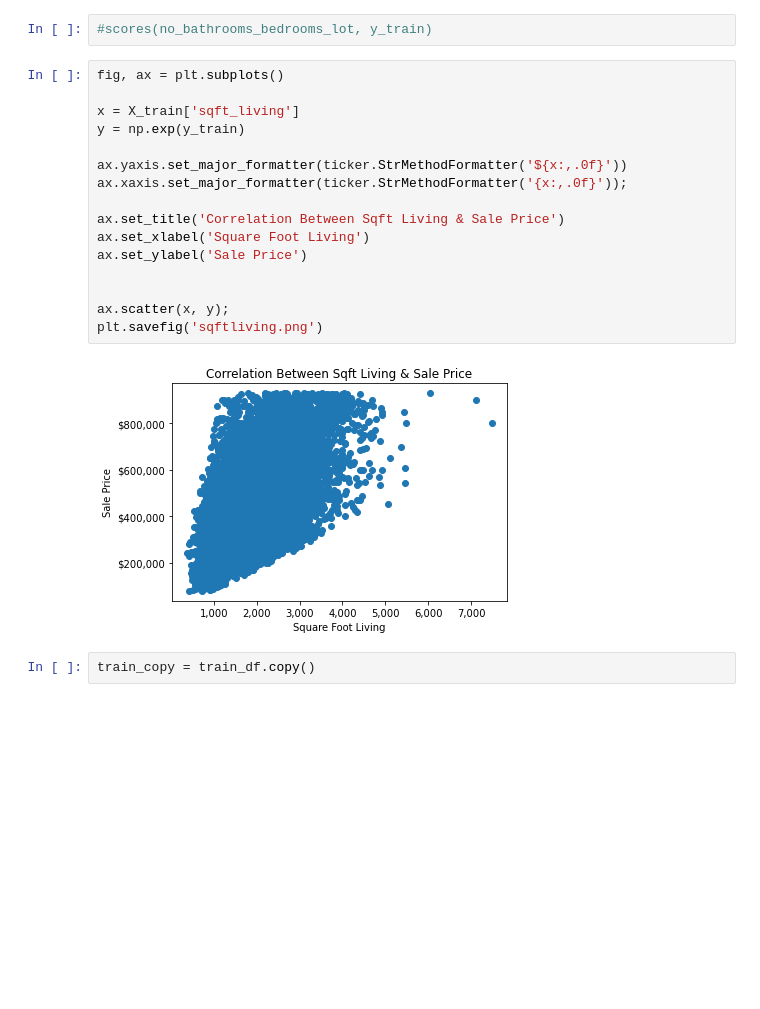
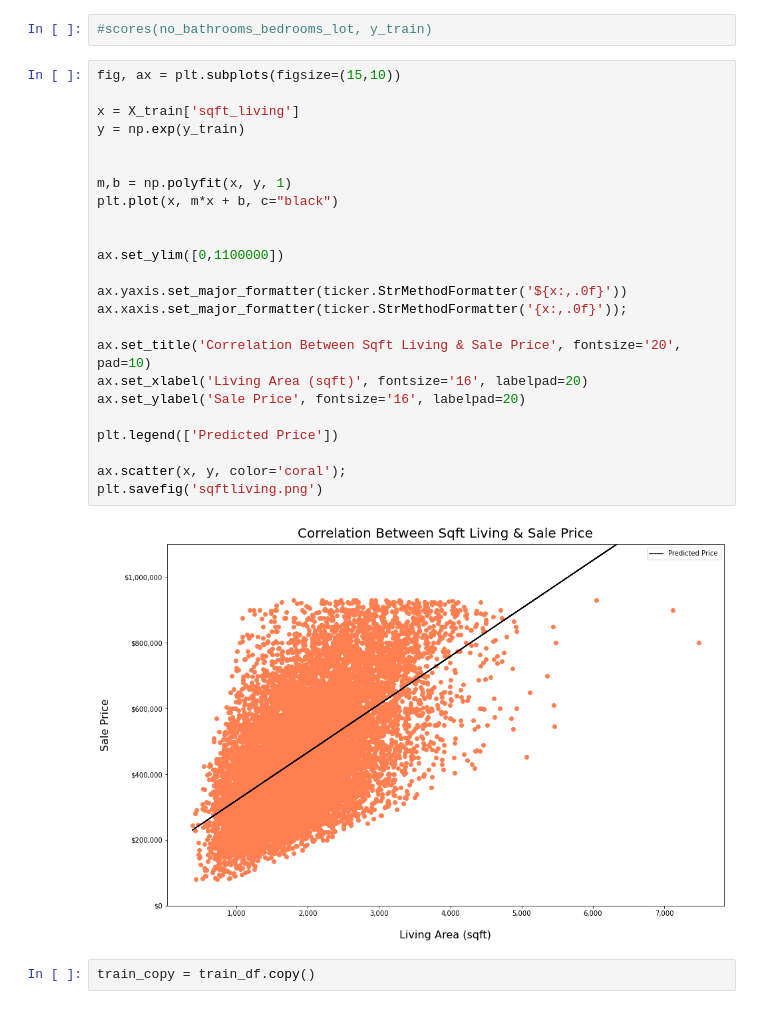
Before and after one commit to xiaohua-su/King_County_Real_Estate_Analysis, a Jupyter notebook: scratchwork_that_runs_properly.ipynb, the cells around one changed output. Cells and saved outputs as stored; diff of their text form; blank space fills up the shorter version.

```diff
--- a/scratchwork_that_runs_properly.ipynb
+++ b/scratchwork_that_runs_properly.ipynb
@@ -1184,23 +1184,31 @@ Our model explained the test variance better than our train by about 3%.
 # %%
 #scores(no_bathrooms_bedrooms_lot, y_train)
 # %%
-fig, ax = plt.subplots()
+fig, ax = plt.subplots(figsize=(15,10))
 
 x = X_train['sqft_living']
 y = np.exp(y_train)
 
+
+m,b = np.polyfit(x, y, 1)
+plt.plot(x, m*x + b, c="black")
+
+
+ax.set_ylim([0,1100000])
+
 ax.yaxis.set_major_formatter(ticker.StrMethodFormatter('${x:,.0f}'))
 ax.xaxis.set_major_formatter(ticker.StrMethodFormatter('{x:,.0f}'));
 
-ax.set_title('Correlation Between Sqft Living & Sale Price')
-ax.set_xlabel('Square Foot Living')
-ax.set_ylabel('Sale Price')
+ax.set_title('Correlation Between Sqft Living & Sale Price', fontsize='20', pad=10)
+ax.set_xlabel('Living Area (sqft)', fontsize='16', labelpad=20)
+ax.set_ylabel('Sale Price', fontsize='16', labelpad=20)
 
+plt.legend(['Predicted Price'])
 
-ax.scatter(x, y);
+ax.scatter(x, y, color='coral');
 plt.savefig('sqftliving.png')
 # %% [output]
-[figure, old version]
+[figure, new version]
 # %%
 train_copy = train_df.copy()
 # %%
```
Also changed, not shown: parts of 9 cells of this notebook, 3 other files.
